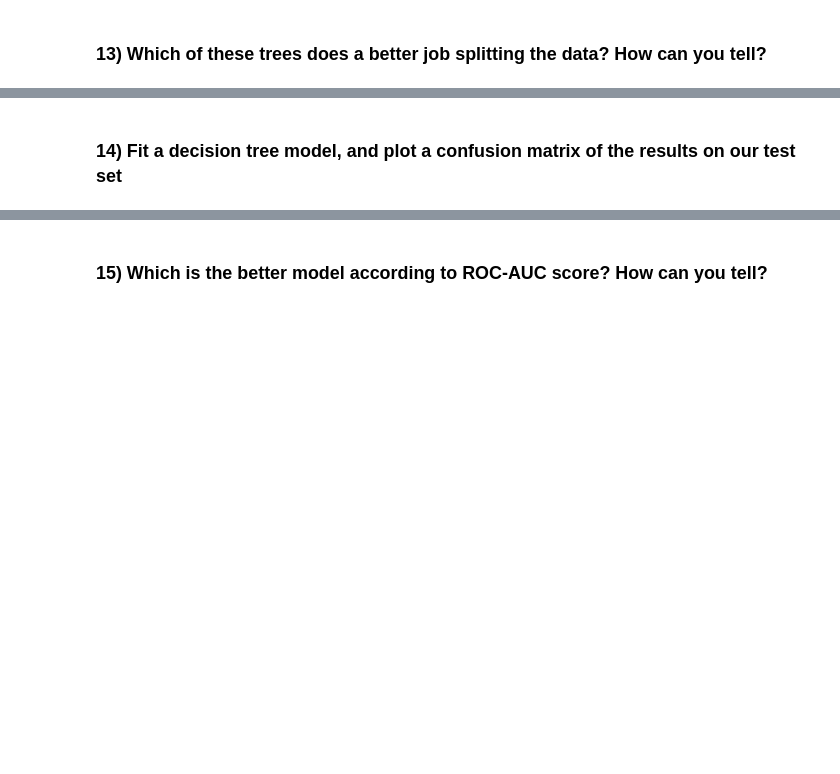
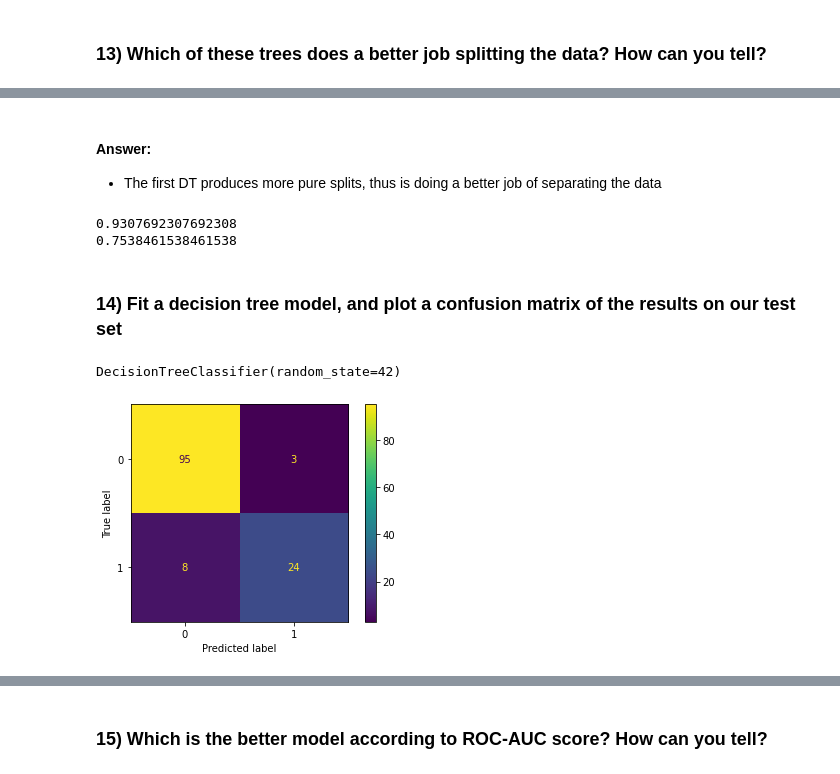
Before and after one commit to tkhendrix22/NYC-DS-091922, a Jupyter notebook: CodeChallengeReviews/Phase3/P3-Code-Challenge-Review.ipynb, the cells around one changed output, grey strips where cells are left out. Saved outputs shown, nothing was run; the diff lists cells and outputs as text; code cells hidden in the pictures; blank space fills up the shorter version.

```diff
--- a/CodeChallengeReviews/Phase3/P3-Code-Challenge-Review.ipynb
+++ b/CodeChallengeReviews/Phase3/P3-Code-Challenge-Review.ipynb
@@ -299,10 +303,14 @@ plot_roc_curve(logreg, X_test_scaled, y_test)
 
 ### Set Up - Generating 1-split trees to compare
 # %%
-# Creating two different decision trees with a single split
+# Create two different decision trees with a single split
 dt_maxdepth1_v1 = DecisionTreeClassifier(max_depth=1, random_state = 42)
 dt_maxdepth1_v2 = DecisionTreeClassifier(max_depth=1, random_state = 42)
 
-# Training the two trees on different columns
-dt_maxdepth1_v1.fit(X_train[['weight']], y_train)
-dt_maxdepth1_v2.fit(X_train[['origin']], y_train)
+# Train the two trees on different columns
+
+# First fit dt_maxdepth1_v1 on 'weight', set it equal to dt_weight
+dt_weight = dt_maxdepth1_v1.fit(X_train[['weight']], y_train)
+
+# Then fit dt_maxdepth1_v2 on 'origin', set it equal to dt_origin
+dt_origin = dt_maxdepth1_v2.fit(X_train[['origin']], y_train)
@@ -336,3 +339,14 @@ plot_tree(dt_maxdepth1_v2, feature_names=['origin'], filled=True);
+# %% [markdown]
+#### Answer:
+- The first DT produces more pure splits, thus is doing a better job of separating the data
+# %%
+# If you want to check on your answer, let's try out just the default .score() for the models here.
+print(dt_weight.score(X_test[['weight']], y_test))
+
+print(dt_origin.score(X_test[['origin']], y_test))
+# %% [output]
+0.9307692307692308
+0.7538461538461538
 # %% [markdown]
 ### 14) Fit a decision tree model, and plot a confusion matrix of the results on our test set
 # %%
@@ -340,9 +354,17 @@ plot_tree(dt_maxdepth1_v2, feature_names=['origin'], filled=True);
 # %%
 # Fit a decision tree model
 # Name the model `dt` and set random_state = 42
-dt =
+dt = DecisionTreeClassifier(random_state=42)
+
+dt.fit(X_train, y_train)
+# %% [output]
+DecisionTreeClassifier(random_state=42)
 # %%
 # Plot a confusion matrix on the test data
+plot_confusion_matrix(dt, X_test, y_test)
+plt.show()
+# %% [output]
+[figure, added]
 # %%
 # Code to visualize the ROC curves for the models we've done
 fig, ax = plt.subplots()
```
Also changed, not shown: parts of 11 cells of this notebook.
